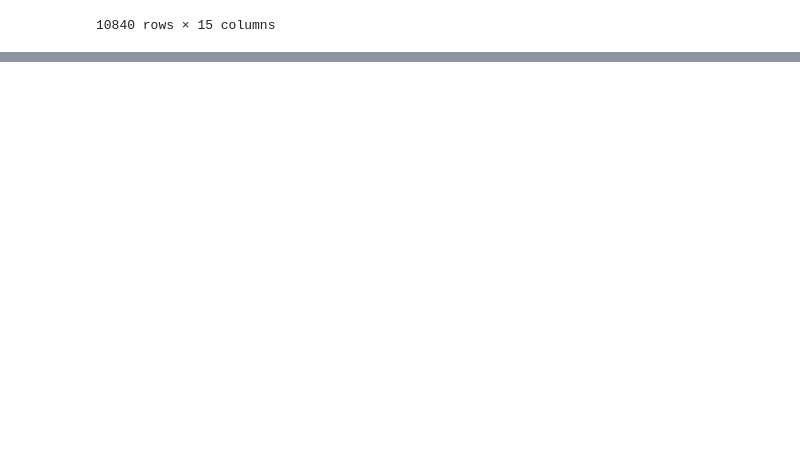
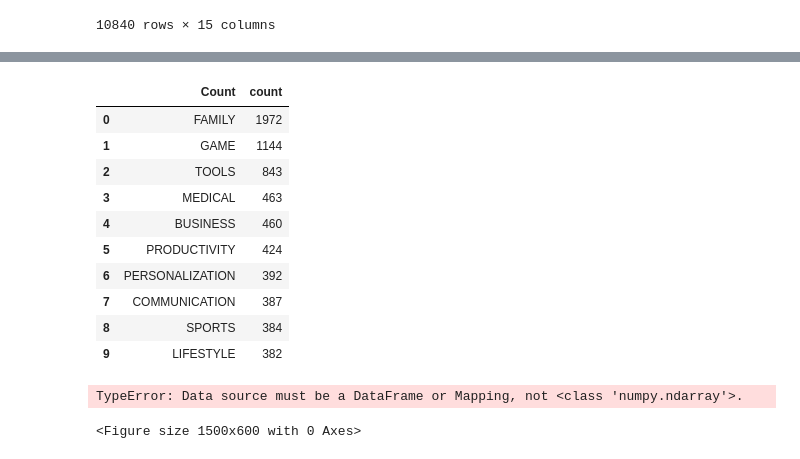
Before and after one commit to prashantjinwal/Data_Analysis, a Jupyter notebook: EDA/PlayStoreData.ipynb, the cells around one changed output, grey strips where cells are left out. Cells and saved outputs as stored; diff of their text form; code cells hidden in the pictures; blank space fills up the shorter version.

```diff
--- a/EDA/PlayStoreData.ipynb
+++ b/EDA/PlayStoreData.ipynb
@@ -237,0 +314,26 @@ df_copy.head(5)
+# %%
+category = pd.DataFrame(df_copy['Category'].value_counts())
+category.rename(columns={'Category':'Count'}, inplace=True )
+# %%
+category.head(10)
+# %% [output]
+|  | Count | count |
+| 0 | FAMILY | 1972 |
+| 1 | GAME | 1144 |
+| 2 | TOOLS | 843 |
+| 3 | MEDICAL | 463 |
+| 4 | BUSINESS | 460 |
+| 5 | PRODUCTIVITY | 424 |
+| 6 | PERSONALIZATION | 392 |
+| 7 | COMMUNICATION | 387 |
+| 8 | SPORTS | 384 |
+| 9 | LIFESTYLE | 382 |
+# %%
+plt.figure(figsize=(15,6))
+sns.barplot(x=category.index[:10], y='Count', data = category.values[:10], palette='hls')
+plt.title('Top 10 categories')
+plt.xticks(rotation=90)
+plt.show()
+# %% [output]
+TypeError: Data source must be a DataFrame or Mapping, not <class 'numpy.ndarray'>.
+<Figure size 1500x600 with 0 Axes>
```
Also changed, not shown: parts of 12 cells of this notebook.
